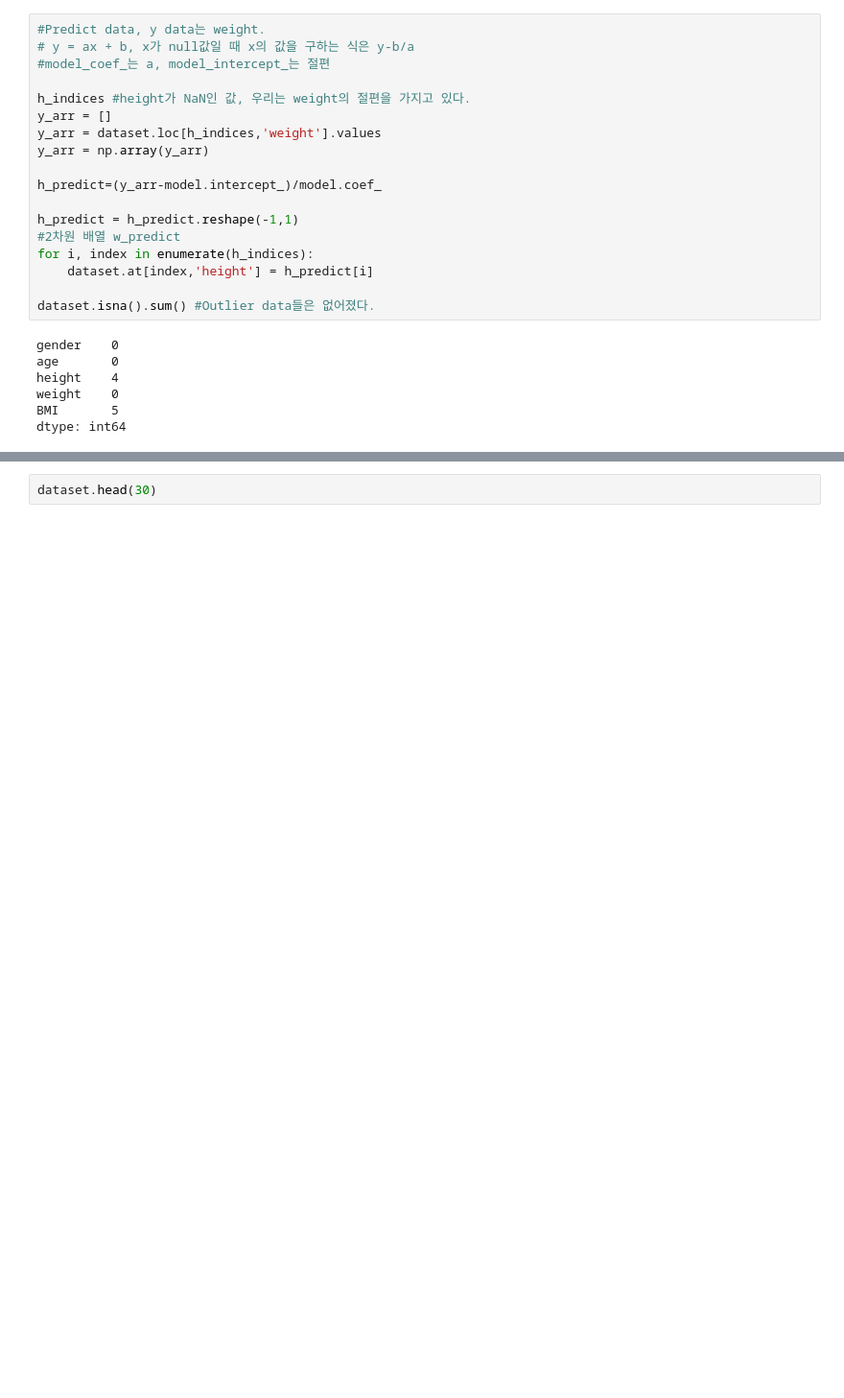
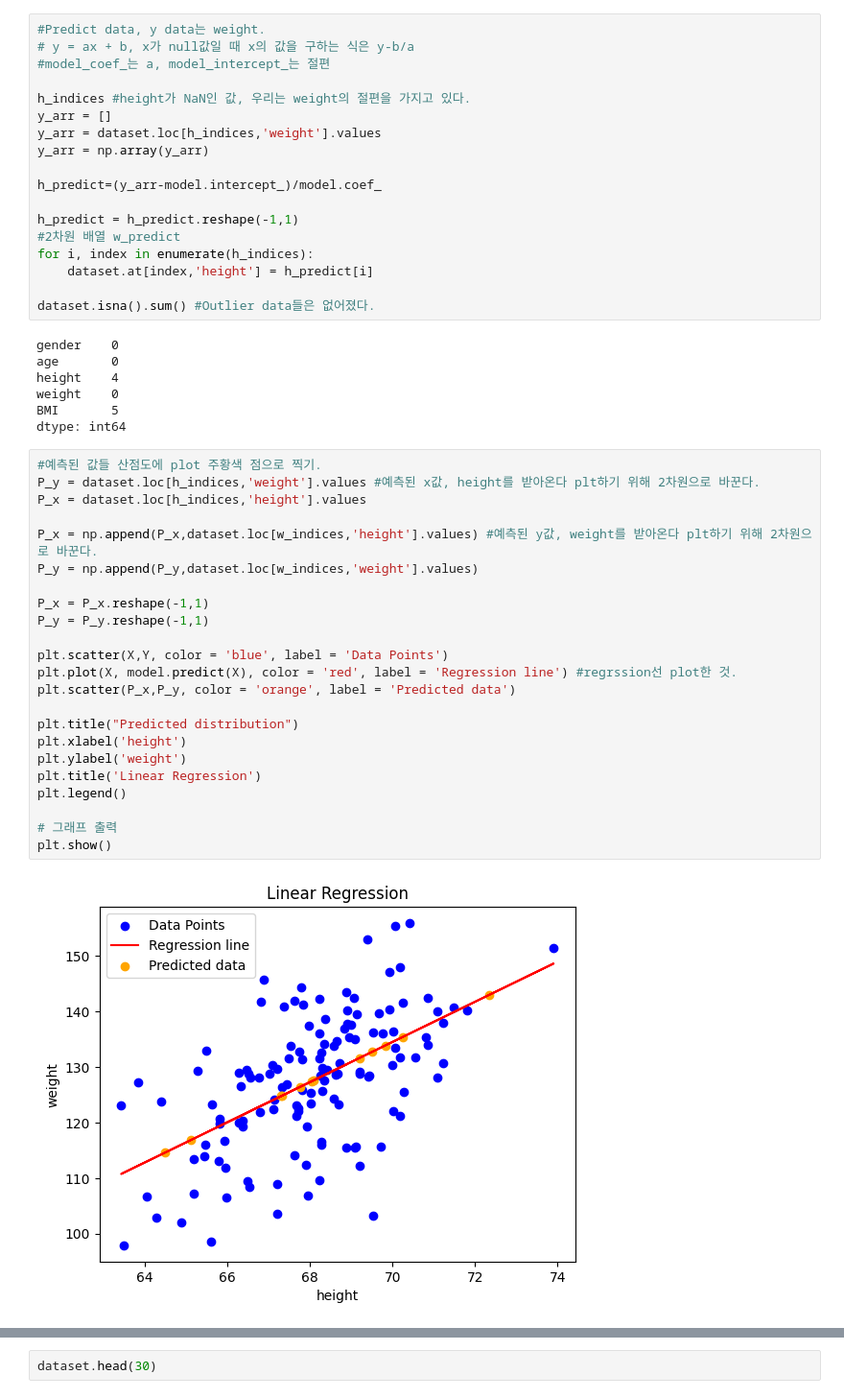
Before and after one commit to Seungminin/Data_Science, a Jupyter notebook: Assignment/Lab2.ipynb, the cells around one changed output, grey strips where cells are left out. Shown: that part at 96% size. Saved outputs shown, nothing was run; the diff lists cells and outputs as text; blank space fills up the shorter version.

```diff
--- a/Assignment/Lab2.ipynb
+++ b/Assignment/Lab2.ipynb
@@ -423,3 +422,28 @@ height    4
 weight    0
 BMI       5
 dtype: int64
+# %%
+#예측된 값들 산점도에 plot 주황색 점으로 찍기.
+P_y = dataset.loc[h_indices,'weight'].values #예측된 x값, height를 받아온다 plt하기 위해 2차원으로 바꾼다.
+P_x = dataset.loc[h_indices,'height'].values
+
+P_x = np.append(P_x,dataset.loc[w_indices,'height'].values) #예측된 y값, weight를 받아온다 plt하기 위해 2차원으로 바꾼다.
+P_y = np.append(P_y,dataset.loc[w_indices,'weight'].values)
+
+P_x = P_x.reshape(-1,1)
+P_y = P_y.reshape(-1,1)
+
+plt.scatter(X,Y, color = 'blue', label = 'Data Points')
+plt.plot(X, model.predict(X), color = 'red', label = 'Regression line') #regrssion선 plot한 것.
+plt.scatter(P_x,P_y, color = 'orange', label = 'Predicted data')
+
+plt.title("Predicted distribution")
+plt.xlabel('height')
+plt.ylabel('weight')
+plt.title('Linear Regression')
+plt.legend()
+
+# 그래프 출력
+plt.show()
+# %% [output]
+[figure, added]
```
Also changed, not shown: parts of 14 cells of this notebook.
